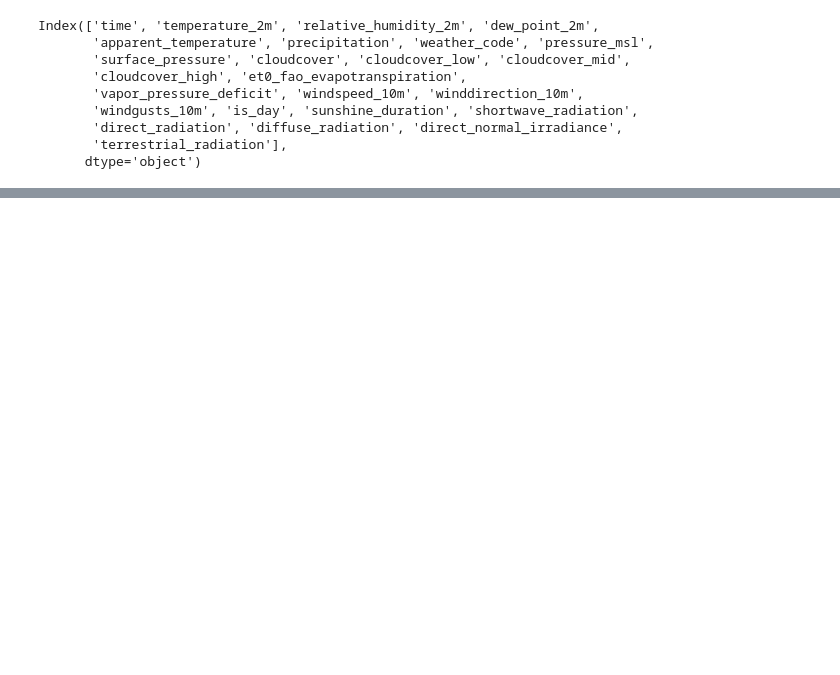
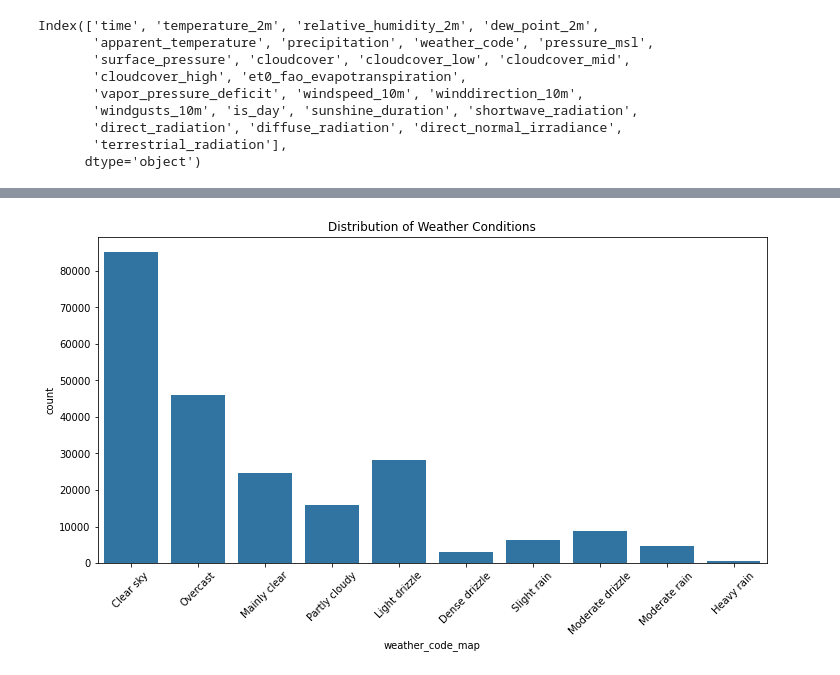
Before and after one commit to shahriar0999/weather_forecasting_end2end, a Jupyter notebook: notebooks/experiments1.ipynb, the cells around one changed output, grey strips where cells are left out. Cells and saved outputs as stored; diff of their text form; code cells hidden in the pictures; blank space fills up the shorter version.

```diff
--- a/notebooks/experiments1.ipynb
+++ b/notebooks/experiments1.ipynb
@@ -358,0 +335,28 @@ Name: direct_radiation, Length: 3624, dtype: float64
+# %%
+features = [
+    "time",
+    'temperature_2m',
+    "relative_humidity_2m",
+    "dew_point_2m",
+    "apparent_temperature",
+    "precipitation",
+    "pressure_msl",
+    "cloudcover",
+    "cloudcover_low",
+    "cloudcover_mid",
+    "cloudcover_high",
+    "windspeed_10m",
+    "windgusts_10m",
+    "winddirection_10m",
+    "sunshine_duration",
+    "shortwave_radiation",
+    "diffuse_radiation",
+    "direct_radiation",
+    "terrestrial_radiation",
+]
+
+target = df['weather_code'].map(weather_code_map).values
+
+main_df = df[features]
+
+main_df.insert(1, 'weather_code_map', target)
@@ -358,0 +377,9 @@ Name: direct_radiation, Length: 3624, dtype: float64
+# %%
+# distribution of weather conditions
+plt.figure(figsize=(12, 6))
+sns.countplot(data=main_df, x='weather_code_map')
+plt.title("Distribution of Weather Conditions")
+plt.xticks(rotation=45)
+plt.show()
+# %% [output]
+[figure, added]
```
Also changed, not shown: parts of 40 cells of this notebook.
